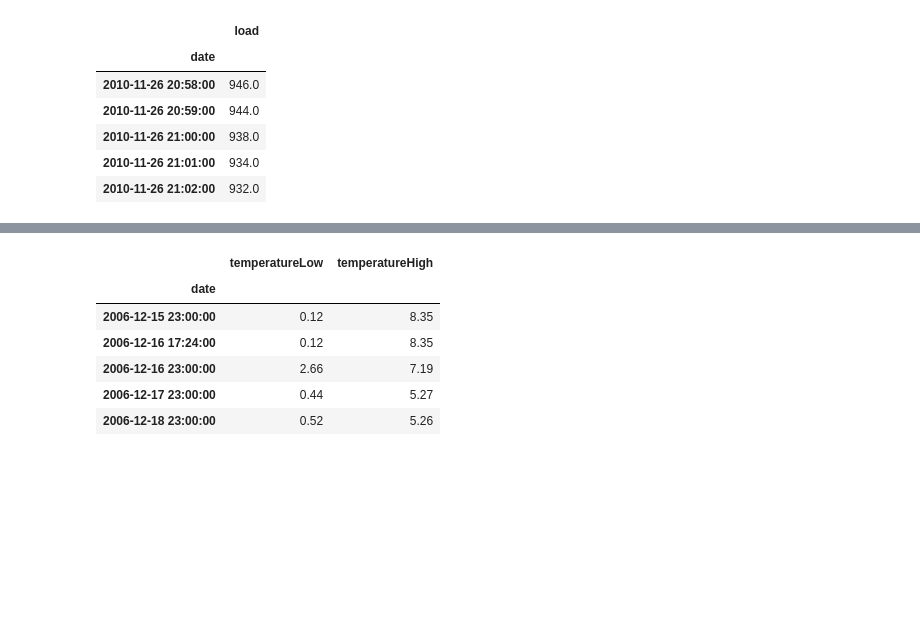
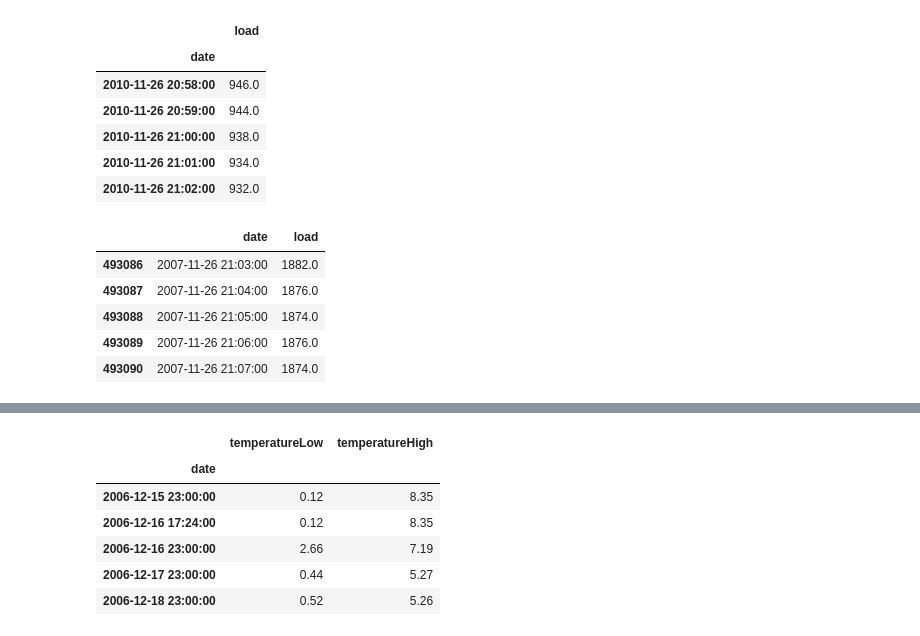
Before and after one commit to craft-ai/craft-ai-kit-energy, a Jupyter notebook: benchmark/uci_benchmark_prep.ipynb, the cells around one changed output, grey strips where cells are left out. Drawn from its saved outputs; the diff is of its cells as text; code cells hidden in the pictures; blank space fills up the shorter version.

```diff
--- a/benchmark/uci_benchmark_prep.ipynb
+++ b/benchmark/uci_benchmark_prep.ipynb
@@ -70,3 +74,13 @@ data.tail()
 | 2010-11-26 21:00:00 | 938.0 |
 | 2010-11-26 21:01:00 | 934.0 |
 | 2010-11-26 21:02:00 | 932.0 |
+# %%
+df = data.reset_index()[data.reset_index()['date'] > pd.to_datetime('2007-11-26 21:02:00')]
+df.head()
+# %% [output]
+|  | date | load |
+| 493086 | 2007-11-26 21:03:00 | 1882.0 |
+| 493087 | 2007-11-26 21:04:00 | 1876.0 |
+| 493088 | 2007-11-26 21:05:00 | 1874.0 |
+| 493089 | 2007-11-26 21:06:00 | 1876.0 |
+| 493090 | 2007-11-26 21:07:00 | 1874.0 |
```
Also changed, not shown: parts of 5 cells of this notebook, 3 other files.
